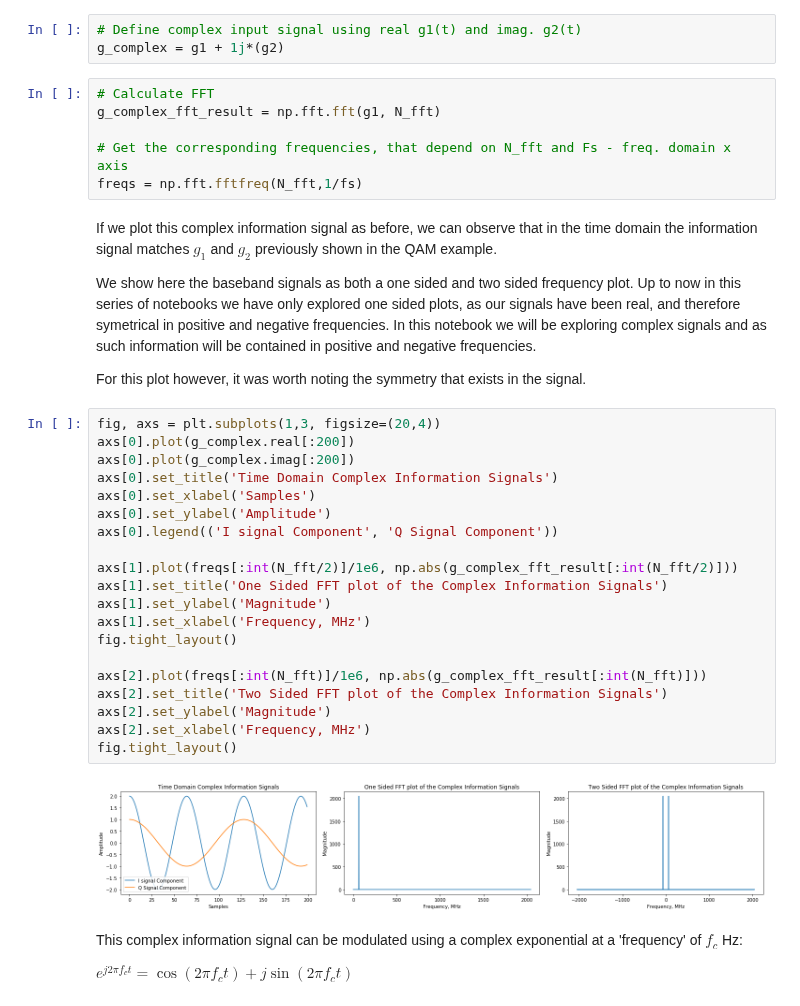
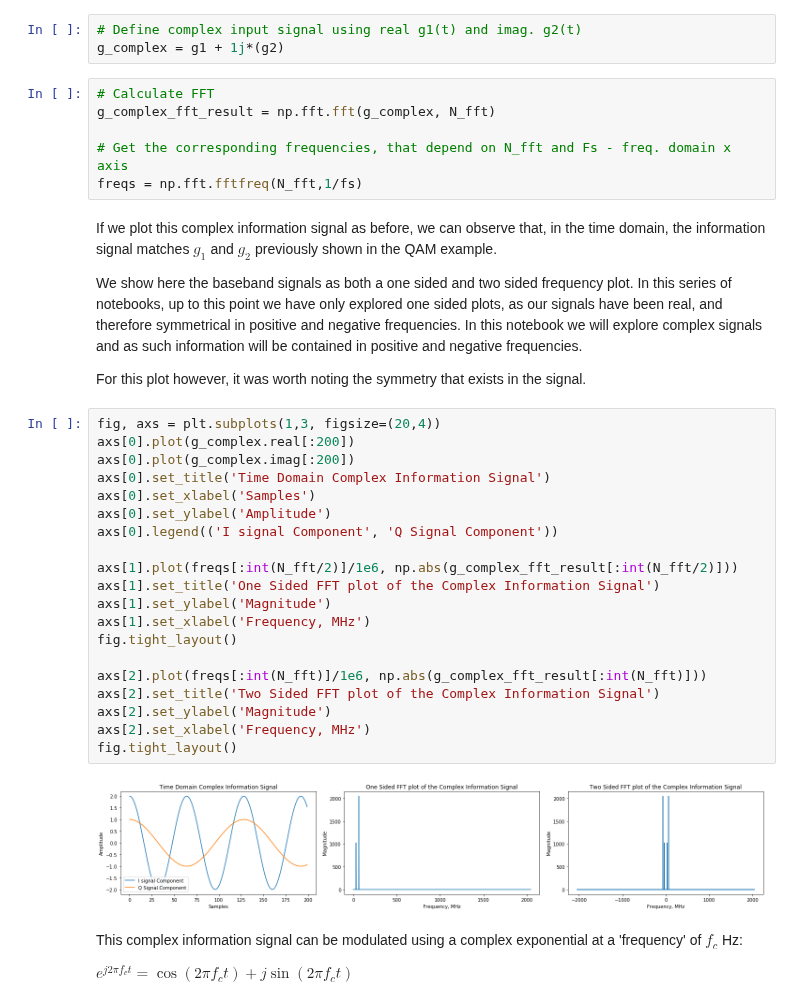
Before and after one commit to strath-sdr/dsp_notebooks, a Jupyter notebook: notebooks/modulation_demodulation/04_complex_QAM.ipynb, the cells around one changed output. Cells and saved outputs as stored; diff of their text form.

```diff
--- a/notebooks/modulation_demodulation/04_complex_QAM.ipynb
+++ b/notebooks/modulation_demodulation/04_complex_QAM.ipynb
@@ -61,38 +61,38 @@ We now define the complex signal g(t) by summing together $g_{1}(t)$ and a compl
 g_complex = g1 + 1j*(g2)
 # %%
 # Calculate FFT
-g_complex_fft_result = np.fft.fft(g1, N_fft)
+g_complex_fft_result = np.fft.fft(g_complex, N_fft)
 
 # Get the corresponding frequencies, that depend on N_fft and Fs - freq. domain x axis
 freqs = np.fft.fftfreq(N_fft,1/fs)
 # %% [markdown]
-If we plot this complex information signal as before, we can observe that in the time domain the information signal matches $g_{1}$ and $g_{2}$ previously shown in the QAM example.
+If we plot this complex information signal as before, we can observe that, in the time domain, the information signal matches $g_{1}$ and $g_{2}$ previously shown in the QAM example.
 
-We show here the baseband signals as both a one sided and two sided frequency plot. Up to now in this series of notebooks we have only explored one sided plots, as our signals have been real, and therefore symetrical in positive and negative frequencies. In this notebook we will be exploring complex signals and as such information will be contained in positive and negative frequencies.
+We show here the baseband signals as both a one sided and two sided frequency plot. In this series of notebooks, up to this point we have only explored one sided plots, as our signals have been real, and therefore symmetrical in positive and negative frequencies. In this notebook we will explore complex signals and as such information will be contained in positive and negative frequencies.
 
 For this plot however, it was worth noting the symmetry that exists in the signal.
 # %%
 fig, axs = plt.subplots(1,3, figsize=(20,4))
 axs[0].plot(g_complex.real[:200])
 axs[0].plot(g_complex.imag[:200])
-axs[0].set_title('Time Domain Complex Information Signals')
+axs[0].set_title('Time Domain Complex Information Signal')
 axs[0].set_xlabel('Samples')
 axs[0].set_ylabel('Amplitude')
 axs[0].legend(('I signal Component', 'Q Signal Component'))
 
 axs[1].plot(freqs[:int(N_fft/2)]/1e6, np.abs(g_complex_fft_result[:int(N_fft/2)]))
-axs[1].set_title('One Sided FFT plot of the Complex Information Signals')
+axs[1].set_title('One Sided FFT plot of the Complex Information Signal')
 axs[1].set_ylabel('Magnitude')
 axs[1].set_xlabel('Frequency, MHz')
 fig.tight_layout()
 
 axs[2].plot(freqs[:int(N_fft)]/1e6, np.abs(g_complex_fft_result[:int(N_fft)]))
-axs[2].set_title('Two Sided FFT plot of the Complex Information Signals')
+axs[2].set_title('Two Sided FFT plot of the Complex Information Signal')
 axs[2].set_ylabel('Magnitude')
 axs[2].set_xlabel('Frequency, MHz')
 fig.tight_layout()
 # %% [output]
-[figure, old version]
+[figure, new version]
 # %% [markdown]
 This complex information signal can be modulated using a complex exponential at a 'frequency' of $f_{c}$ Hz:
 
```
Also changed, not shown: parts of 25 cells of this notebook.
